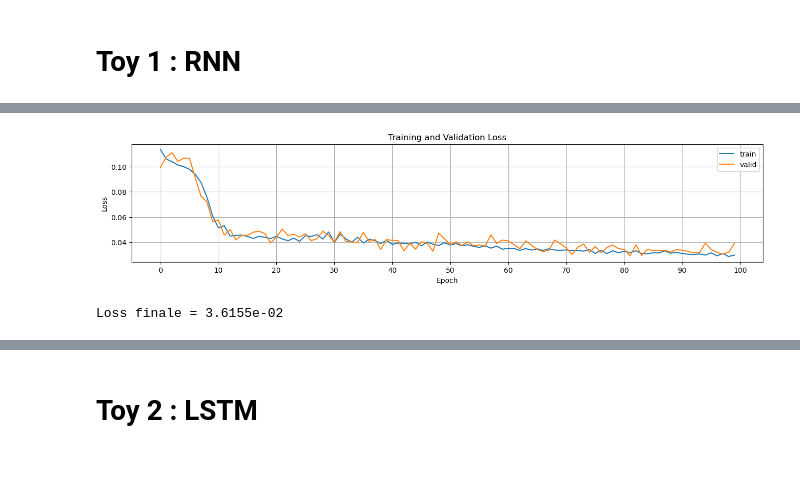
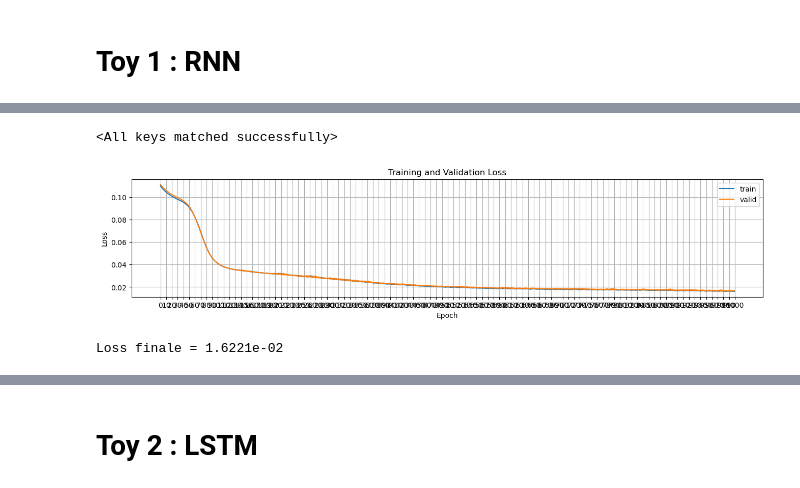
Before and after one commit to BenjaminDeporte/Boilerplate_code, a Jupyter notebook: LSTM.ipynb, the cells around one changed output, grey strips where cells are left out. Drawn from its saved outputs; the diff is of its cells as text; code cells hidden in the pictures.

```diff
--- a/LSTM.ipynb
+++ b/LSTM.ipynb
@@ -95,7 +96,7 @@ y_valid shape: (20, 10)
 # %%
 # form datasets, dataloaders, etc
 
-BATCH_SIZE = 16  # 8192 ok sur RTX3080 et 150 time steps
+BATCH_SIZE = 512
 
 from torch.utils.data import Dataset, DataLoader
 
@@ -248,0 +306,6 @@ epoch  100/100, training loss = 2.9707e-02, validation loss = 3.8924e-02
+# %%
+model = rnn
+PATH_TO_SAVE = 'best_rnn_model.pth'
+print(f"Start training RNN model for {num_epochs} epochs")
+
+optimizer = torch.optim.Adam(model.parameters(), lr=lr)
@@ -248,0 +314,12 @@ epoch  100/100, training loss = 2.9707e-02, validation loss = 3.8924e-02
+# %%
+train_losses, valid_losses, trained_model = train_loop(
+    model=model,
+    train_loader=train_loader,
+    test_loader=test_loader,
+    criterion=criterion,
+    optimizer=optimizer,
+    num_epochs=num_epochs,
+    early_stopping=early_stopping,
+    PATH_TO_SAVE=PATH_TO_SAVE,
+    display_frequency=1
+)
@@ -249,30 +344,34 @@ epoch  100/100, training loss = 2.9707e-02, validation loss = 3.8924e-02
+# %%
+model = rnn
+model.load_state_dict(torch.load(PATH_TO_SAVE))
+# %% [output]
+<All keys matched successfully>
 # %%
-fig, ax = plt.subplots(1, 1, figsize=(16, 3))
-ax.plot(train_losses, label="train")
-ax.plot(valid_losses, label="valid")
-ax.legend()
-ax.set_xlabel("Epoch")
-ax.set_xticks(np.arange(0, num_epochs+1, 10))
-ax.set_xticklabels(np.arange(0, num_epochs+1, 10))
-ax.set_ylabel("Loss")
-ax.set_title("Training and Validation Loss")
-ax.grid()
-plt.show()
+def plot_losses(train_losses, valid_losses):
+
+    fig, ax = plt.subplots(1, 1, figsize=(16, 3))
+    ax.plot(train_losses, label="train")
+    ax.plot(valid_losses, label="valid")
+    ax.legend()
+    ax.set_xlabel("Epoch")
+    ax.set_xticks(np.arange(0, len(train_losses)+1, 10))
+    ax.set_xticklabels(np.arange(0, len(train_losses)+1, 10))
+    ax.set_ylabel("Loss")
+    ax.set_title("Training and Validation Loss")
+    ax.grid()
+    plt.show()
+
+plot_losses(train_losses, valid_losses)
 # %% [output]
-[figure, old version]
+[figure, new version]
 # %%
-y_pred = rnn(torch.tensor(X_valid).to(device).unsqueeze(-1))
+y_pred = model(torch.tensor(X_valid).to(device).unsqueeze(-1))
 y_target = torch.tensor(y_valid).to(device).unsqueeze(-1)
-
-# print(f"y_target shape: {y_target.shape}")
-# print(f"y_pred shape: {y_pred.shape}")
 
 print(f"Loss finale = {criterion(y_pred, y_target):.4e}")
 
 y_pred = y_pred.cpu().detach().numpy()
 y_target = y_target.cpu().detach().numpy()
-
-# print(f"\n{np.mean(np.sqrt((y_target - y_pred) ** 2)):.4f} RMSE")
 # %% [output]
-Loss finale = 3.6155e-02
+Loss finale = 1.6221e-02
 # %%
```
Also changed, not shown: parts of 25 cells of this notebook, 2 other files.
